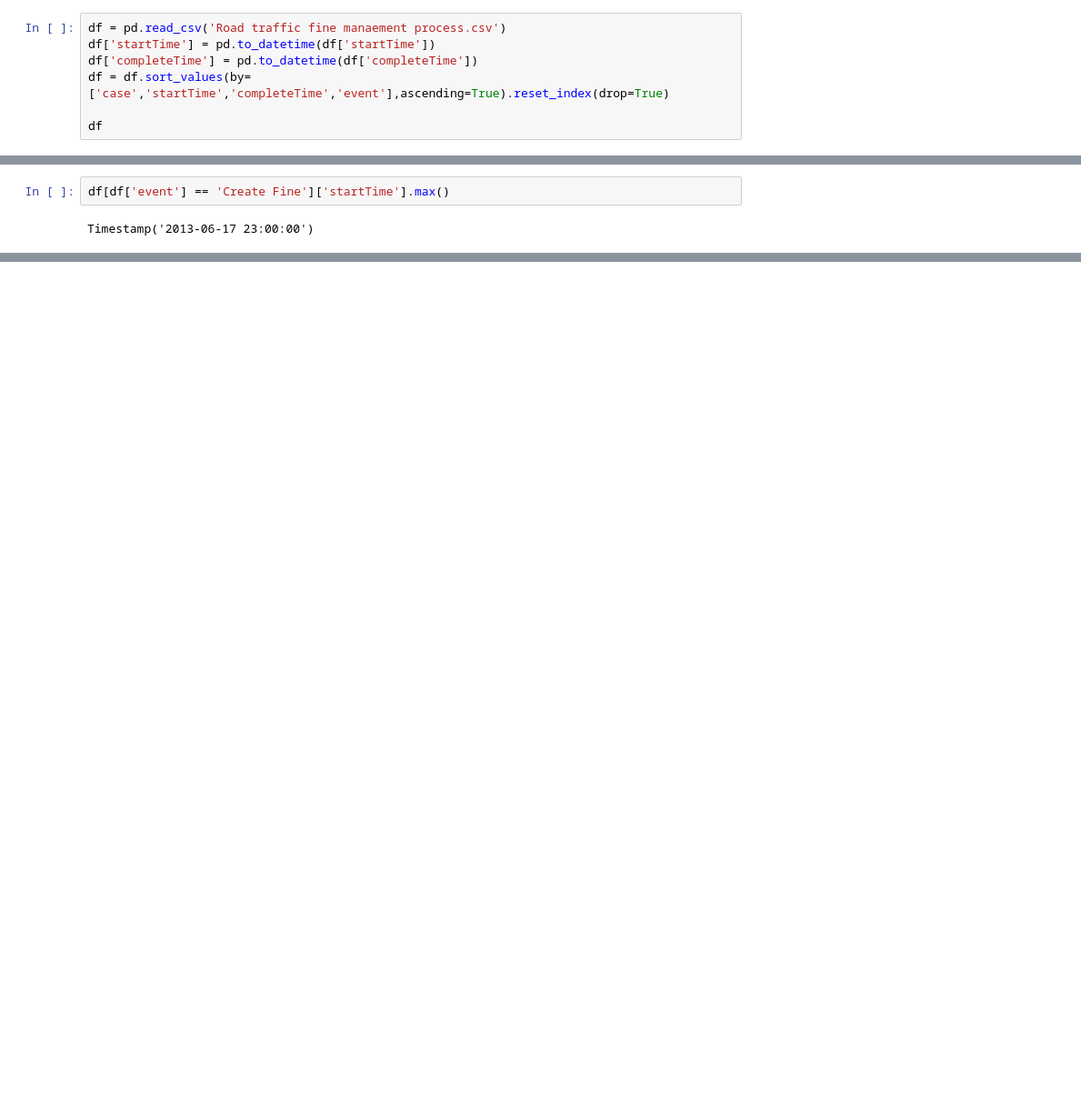
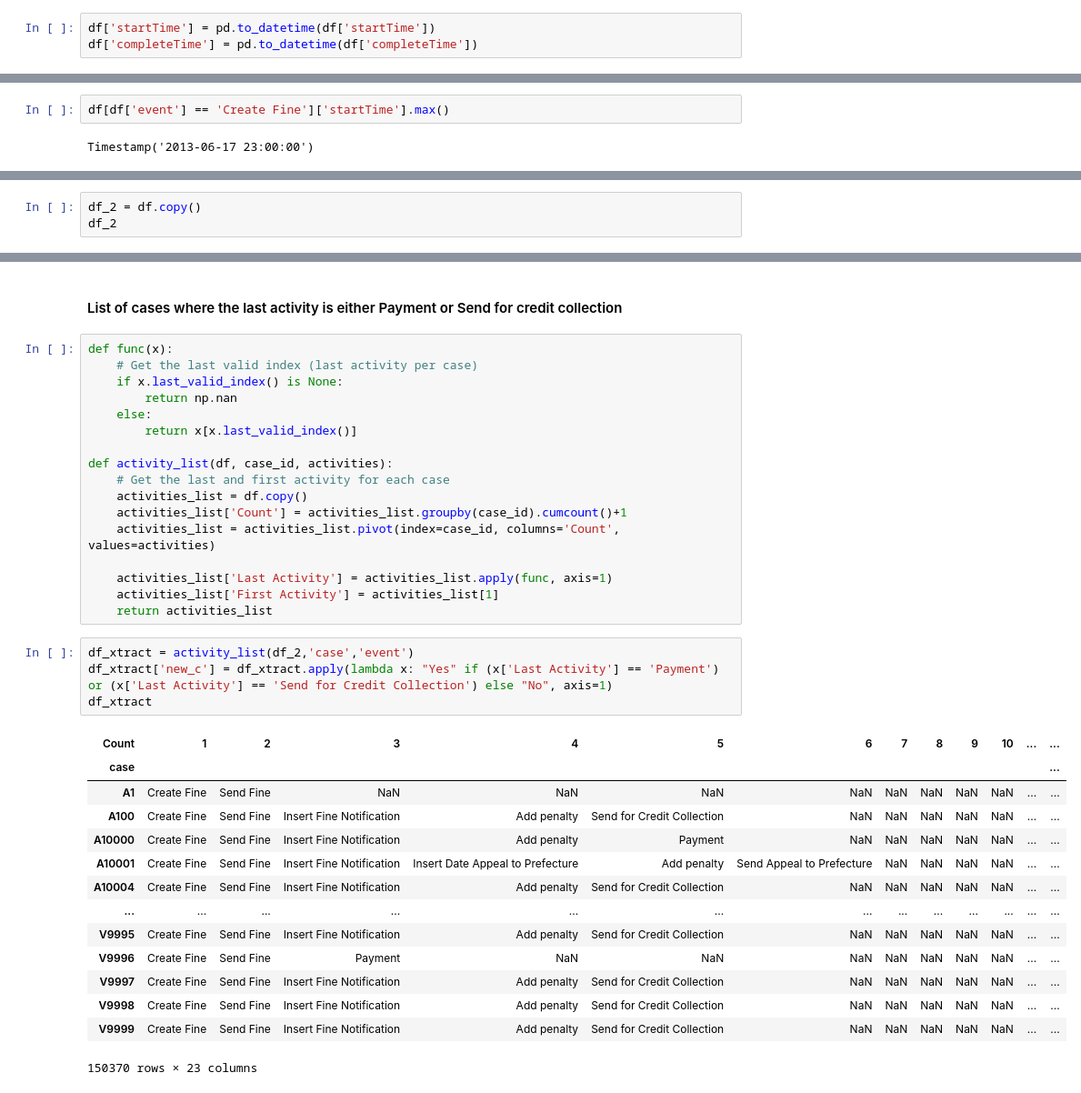
Before and after one commit to nkwachiabel/Process-Mining-Road-Traffic-Fine-Management, a Jupyter notebook: Road Traffic Fine Management.ipynb, the cells around one changed output, grey strips where cells are left out. Shown: that part at 91% size. Saved outputs shown, nothing was run; the diff lists cells and outputs as text; blank space fills up the shorter version.

```diff
--- a/Road Traffic Fine Management.ipynb
+++ b/Road Traffic Fine Management.ipynb
@@ -36,7 +202,3 @@ import matplotlib.pyplot as plt
 # %%
-df = pd.read_csv('Road traffic fine manaement process.csv')
 df['startTime'] = pd.to_datetime(df['startTime'])
 df['completeTime'] = pd.to_datetime(df['completeTime'])
-df = df.sort_values(by=['case','startTime','completeTime','event'],ascending=True).reset_index(drop=True)
-
-df
@@ -1022,0 +247,3 @@ Hfull
+# %%
+df_2 = df.copy()
+df_2
@@ -1022,0 +307,38 @@ Hfull
+# %% [markdown]
+#### List of cases where the last activity is either Payment or Send for credit collection
+# %%
+def func(x):
+    # Get the last valid index (last activity per case)
+    if x.last_valid_index() is None:
+        return np.nan
+    else:
+        return x[x.last_valid_index()]
+
+def activity_list(df, case_id, activities):
+    # Get the last and first activity for each case
+    activities_list = df.copy()
+    activities_list['Count'] = activities_list.groupby(case_id).cumcount()+1
+    activities_list = activities_list.pivot(index=case_id, columns='Count', values=activities)
+
+    activities_list['Last Activity'] = activities_list.apply(func, axis=1)
+    activities_list['First Activity'] = activities_list[1]
+    return activities_list
+# %%
+df_xtract = activity_list(df_2,'case','event')
+df_xtract['new_c'] = df_xtract.apply(lambda x: "Yes" if (x['Last Activity'] == 'Payment') or (x['Last Activity'] == 'Send for Credit Collection') else "No", axis=1)
+df_xtract
+# %% [output]
+| Count | 1 | 2 | 3 | 4 | 5 | 6 | 7 | 8 | 9 | 10 | ... | ... |
+| case |  |  |  |  |  |  |  |  |  |  |  | ... |
+| A1 | Create Fine | Send Fine | NaN | NaN | NaN | NaN | NaN | NaN | NaN | NaN | ... | ... |
+| A100 | Create Fine | Send Fine | Insert Fine Notification | Add penalty | Send for Credit Collection | NaN | NaN | NaN | NaN | NaN | ... | ... |
+| A10000 | Create Fine | Send Fine | Insert Fine Notification | Add penalty | Payment | NaN | NaN | NaN | NaN | NaN | ... | ... |
+| A10001 | Create Fine | Send Fine | Insert Fine Notification | Insert Date Appeal to Prefecture | Add penalty | Send Appeal to Prefecture | NaN | NaN | NaN | NaN | ... | ... |
+| A10004 | Create Fine | Send Fine | Insert Fine Notification | Add penalty | Send for Credit Collection | NaN | NaN | NaN | NaN | NaN | ... | ... |
+| ... | ... | ... | ... | ... | ... | ... | ... | ... | ... | ... | ... | ... |
+| V9995 | Create Fine | Send Fine | Insert Fine Notification | Add penalty | Send for Credit Collection | NaN | NaN | NaN | NaN | NaN | ... | ... |
+| V9996 | Create Fine | Send Fine | Payment | NaN | NaN | NaN | NaN | NaN | NaN | NaN | ... | ... |
+| V9997 | Create Fine | Send Fine | Insert Fine Notification | Add penalty | Send for Credit Collection | NaN | NaN | NaN | NaN | NaN | ... | ... |
+| V9998 | Create Fine | Send Fine | Insert Fine Notification | Add penalty | Send for Credit Collection | NaN | NaN | NaN | NaN | NaN | ... | ... |
+| V9999 | Create Fine | Send Fine | Insert Fine Notification | Add penalty | Send for Credit Collection | NaN | NaN | NaN | NaN | NaN | ... | ... |
+150370 rows × 23 columns
```
Also changed, not shown: parts of 132 cells of this notebook.
